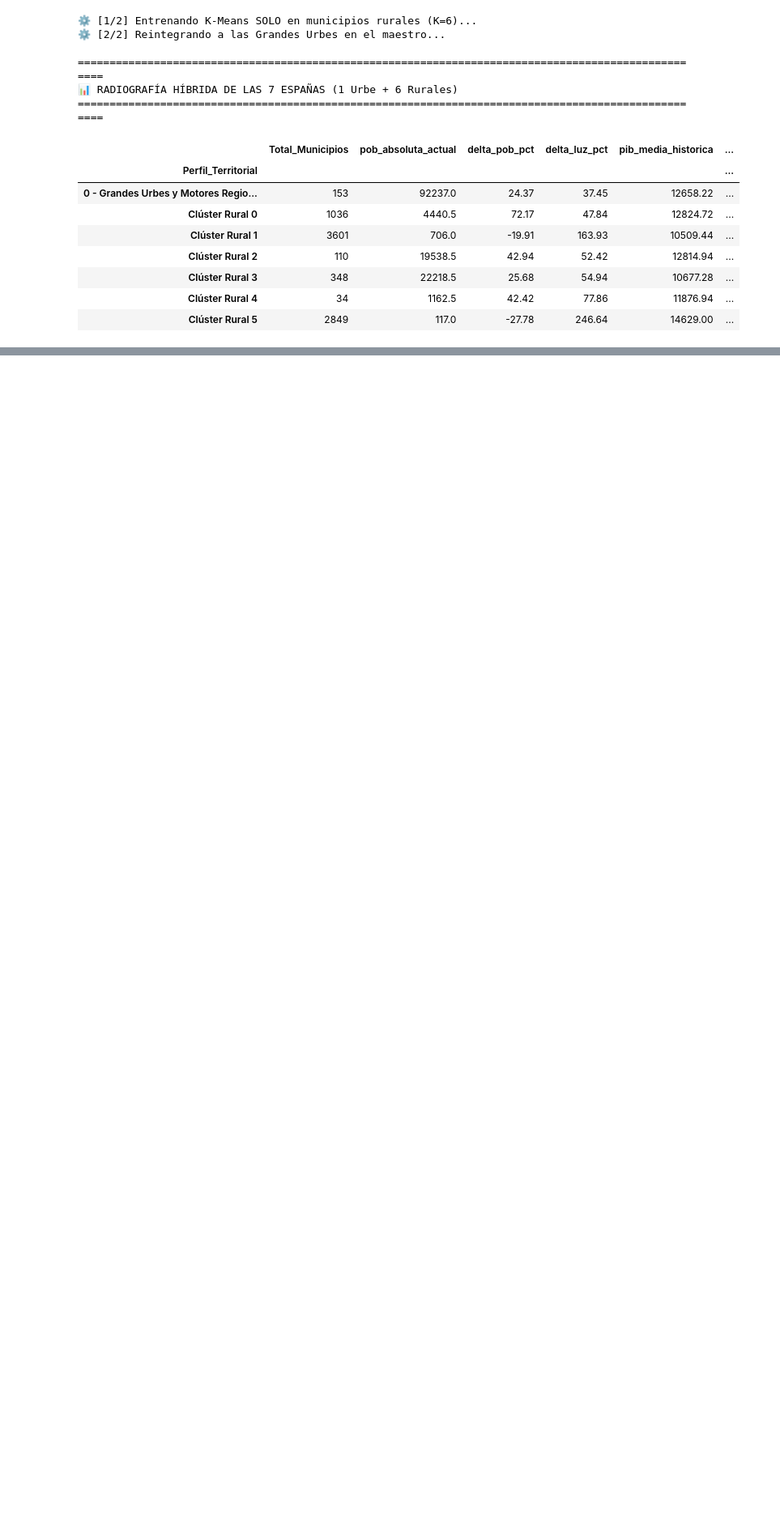
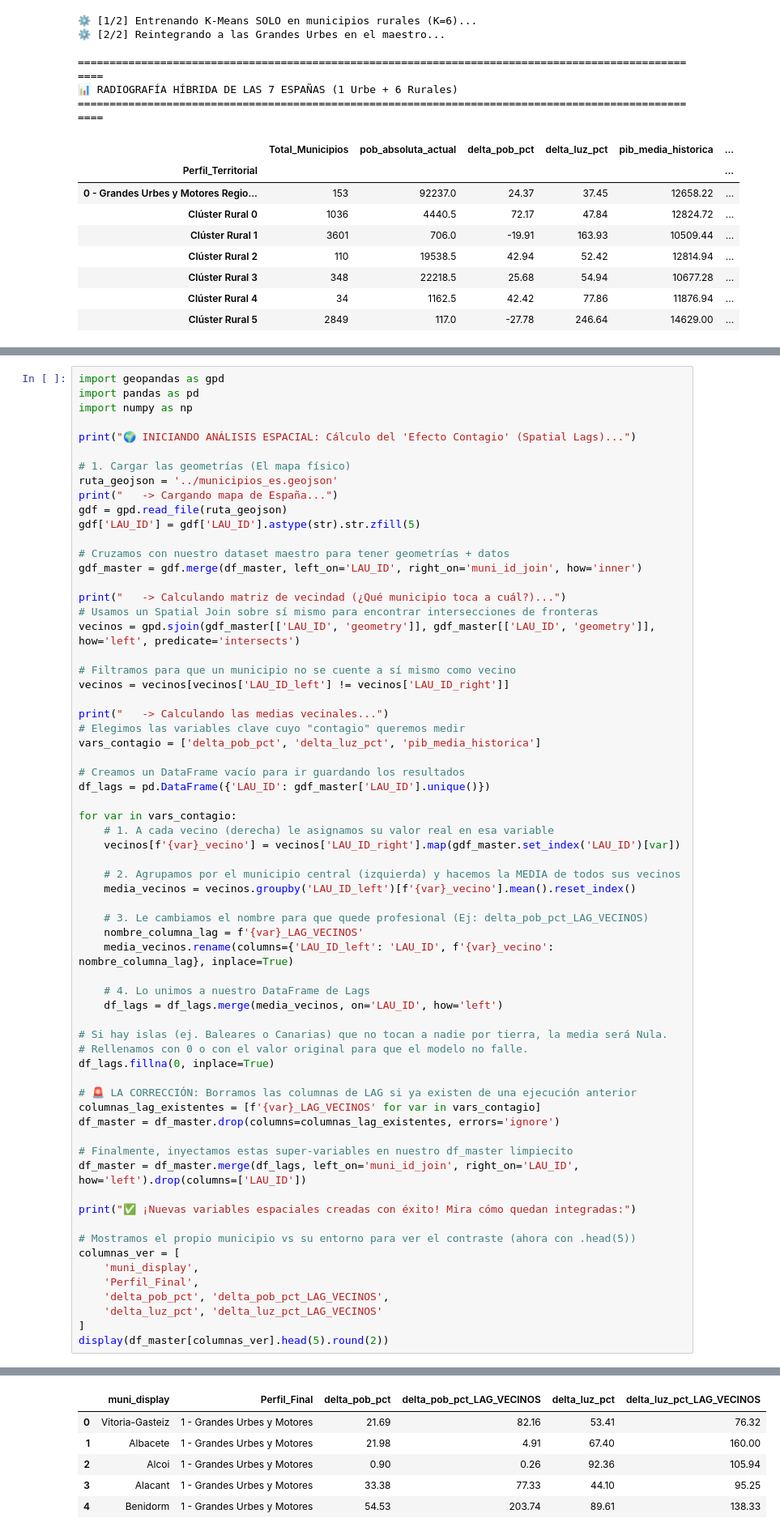
Before and after one commit to MartinEO2005/Proyecto_Big_Data_I, a Jupyter notebook: ML/ml_clustering.ipynb, the cells around one changed output, grey strips where cells are left out. Shown at 81% size. Drawn from its saved outputs; the diff is of its cells as text; blank space fills up the shorter version.

```diff
--- a/ML/ml_clustering.ipynb
+++ b/ML/ml_clustering.ipynb
@@ -621,0 +636,66 @@ Pintando perfiles territoriales...
+# %%
+import geopandas as gpd
+import pandas as pd
+import numpy as np
+
+print("🌍 INICIANDO ANÁLISIS ESPACIAL: Cálculo del 'Efecto Contagio' (Spatial Lags)...")
+
+# 1. Cargar las geometrías (El mapa físico)
+ruta_geojson = '../municipios_es.geojson'
+print("   -> Cargando mapa de España...")
+gdf = gpd.read_file(ruta_geojson)
+gdf['LAU_ID'] = gdf['LAU_ID'].astype(str).str.zfill(5)
+
+# Cruzamos con nuestro dataset maestro para tener geometrías + datos
+gdf_master = gdf.merge(df_master, left_on='LAU_ID', right_on='muni_id_join', how='inner')
+
+print("   -> Calculando matriz de vecindad (¿Qué municipio toca a cuál?)...")
+# Usamos un Spatial Join sobre sí mismo para encontrar intersecciones de fronteras
+vecinos = gpd.sjoin(gdf_master[['LAU_ID', 'geometry']], gdf_master[['LAU_ID', 'geometry']], how='left', predicate='intersects')
+
+# Filtramos para que un municipio no se cuente a sí mismo como vecino
+vecinos = vecinos[vecinos['LAU_ID_left'] != vecinos['LAU_ID_right']]
+
+print("   -> Calculando las medias vecinales...")
+# Elegimos las variables clave cuyo "contagio" queremos medir
+vars_contagio = ['delta_pob_pct', 'delta_luz_pct', 'pib_media_historica']
+
+# Creamos un DataFrame vacío para ir guardando los resultados
+df_lags = pd.DataFrame({'LAU_ID': gdf_master['LAU_ID'].unique()})
+
+for var in vars_contagio:
+    # 1. A cada vecino (derecha) le asignamos su valor real en esa variable
+    vecinos[f'{var}_vecino'] = vecinos['LAU_ID_right'].map(gdf_master.set_index('LAU_ID')[var])
+
+    # 2. Agrupamos por el municipio central (izquierda) y hacemos la MEDIA de todos sus vecinos
+    media_vecinos = vecinos.groupby('LAU_ID_left')[f'{var}_vecino'].mean().reset_index()
+
+    # 3. Le cambiamos el nombre para que quede profesional (Ej: delta_pob_pct_LAG_VECINOS)
+    nombre_columna_lag = f'{var}_LAG_VECINOS'
+    media_vecinos.rename(columns={'LAU_ID_left': 'LAU_ID', f'{var}_vecino': nombre_columna_lag}, inplace=True)
+
+    # 4. Lo unimos a nuestro DataFrame de Lags
+    df_lags = df_lags.merge(media_vecinos, on='LAU_ID', how='left')
+
+# Si hay islas (ej. Baleares o Canarias) que no tocan a nadie por tierra, la media será Nula.
+# Rellenamos con 0 o con el valor original para que el modelo no falle.
+df_lags.fillna(0, inplace=True)
+
+# 🚨 LA CORRECCIÓN: Borramos las columnas de LAG si ya existen de una ejecución anterior
+columnas_lag_existentes = [f'{var}_LAG_VECINOS' for var in vars_contagio]
+df_master = df_master.drop(columns=columnas_lag_existentes, errors='ignore')
+
+# Finalmente, inyectamos estas super-variables en nuestro df_master limpiecito
+df_master = df_master.merge(df_lags, left_on='muni_id_join', right_on='LAU_ID', how='left').drop(columns=['LAU_ID'])
+
+print("✅ ¡Nuevas variables espaciales creadas con éxito! Mira cómo quedan integradas:")
+
+# Mostramos el propio municipio vs su entorno para ver el contraste (ahora con .head(5))
+columnas_ver = [
+    'muni_display',
+    'Perfil_Final',
+    'delta_pob_pct', 'delta_pob_pct_LAG_VECINOS',
+    'delta_luz_pct', 'delta_luz_pct_LAG_VECINOS'
+]
+display(df_master[columnas_ver].head(5).round(2))
+# %% [output]
@@ -621,0 +707,6 @@ Pintando perfiles territoriales...
+|  | muni_display | Perfil_Final | delta_pob_pct | delta_pob_pct_LAG_VECINOS | delta_luz_pct | delta_luz_pct_LAG_VECINOS |
+| 0 | Vitoria-Gasteiz | 1 - Grandes Urbes y Motores | 21.69 | 82.16 | 53.41 | 76.32 |
+| 1 | Albacete | 1 - Grandes Urbes y Motores | 21.98 | 4.91 | 67.40 | 160.00 |
+| 2 | Alcoi | 1 - Grandes Urbes y Motores | 0.90 | 0.26 | 92.36 | 105.94 |
+| 3 | Alacant | 1 - Grandes Urbes y Motores | 33.38 | 77.33 | 44.10 | 95.25 |
+| 4 | Benidorm | 1 - Grandes Urbes y Motores | 54.53 | 203.74 | 89.61 | 138.33 |
```
Also changed, not shown: parts of 9 cells of this notebook.
